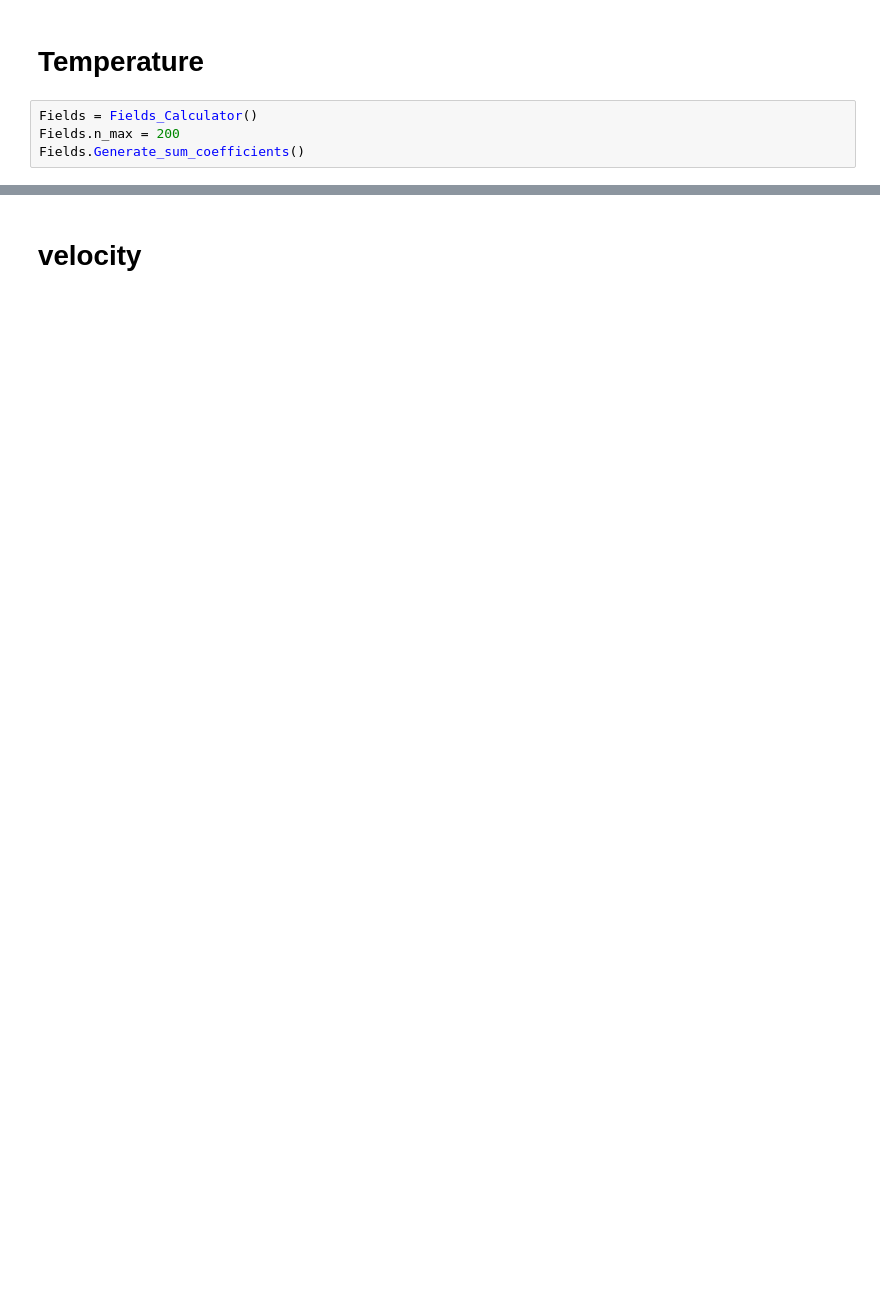
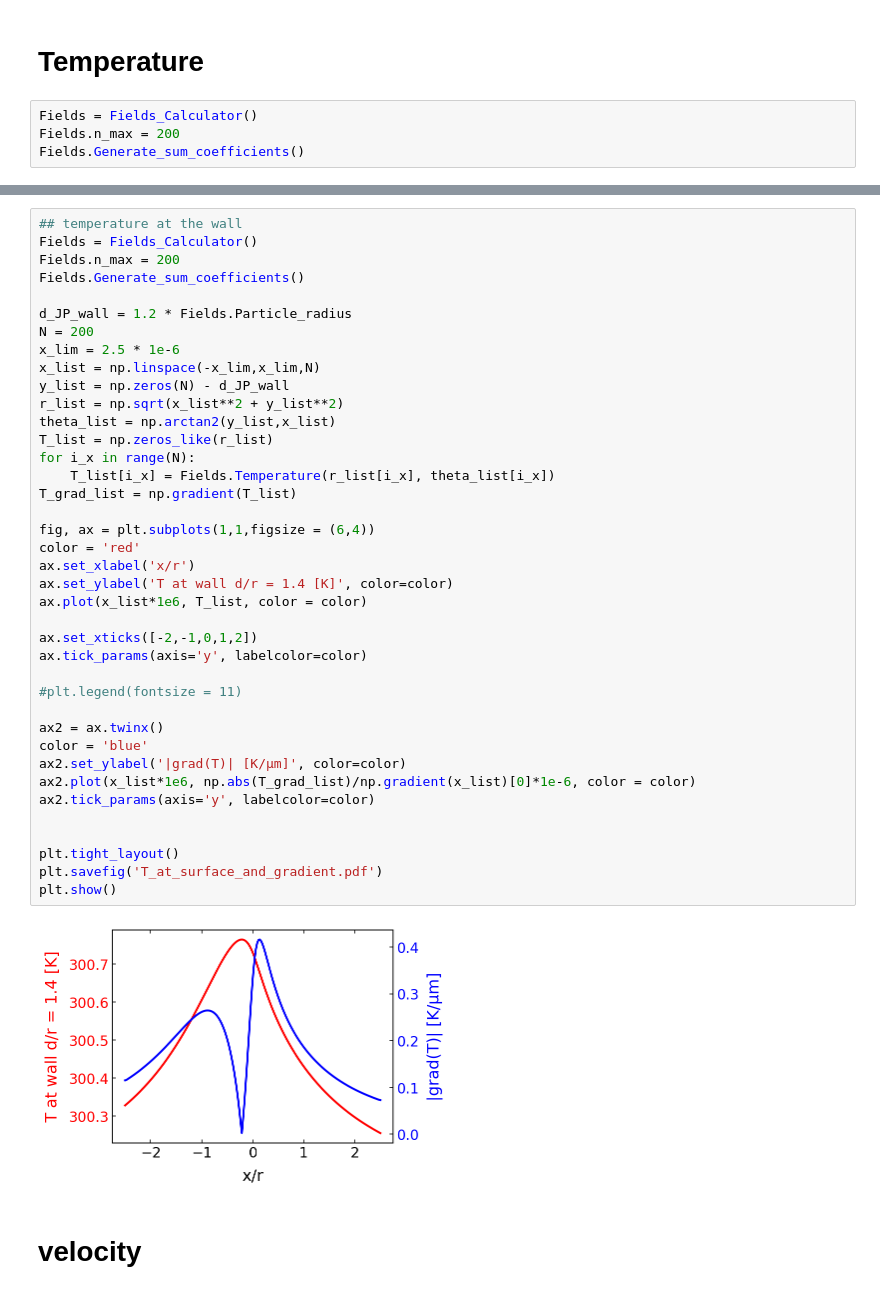
Before and after one commit to Molecular-Nanophotonics/Jupyter-Notebooks, a Jupyter notebook: JP_fields_T_v_Bickler_Wuerger.ipynb, the cells around one changed output, grey strips where cells are left out. Drawn from its saved outputs; the diff is of its cells as text; blank space fills up the shorter version.

```diff
--- a/JP_fields_T_v_Bickler_Wuerger.ipynb
+++ b/JP_fields_T_v_Bickler_Wuerger.ipynb
@@ -304,3 +340,44 @@ plt.show()
+# %%
+## temperature at the wall
+Fields = Fields_Calculator()
+Fields.n_max = 200
+Fields.Generate_sum_coefficients()
+
+d_JP_wall = 1.2 * Fields.Particle_radius
+N = 200
+x_lim = 2.5 * 1e-6
+x_list = np.linspace(-x_lim,x_lim,N)
+y_list = np.zeros(N) - d_JP_wall
+r_list = np.sqrt(x_list**2 + y_list**2)
+theta_list = np.arctan2(y_list,x_list)
+T_list = np.zeros_like(r_list)
+for i_x in range(N):
+    T_list[i_x] = Fields.Temperature(r_list[i_x], theta_list[i_x])
+T_grad_list = np.gradient(T_list)
+
+fig, ax = plt.subplots(1,1,figsize = (6,4))
+color = 'red'
+ax.set_xlabel('x/r')
+ax.set_ylabel('T at wall d/r = 1.4 [K]', color=color)
+ax.plot(x_list*1e6, T_list, color = color)
+
+ax.set_xticks([-2,-1,0,1,2])
+ax.tick_params(axis='y', labelcolor=color)
+
+#plt.legend(fontsize = 11)
+
+ax2 = ax.twinx()
+color = 'blue'
+ax2.set_ylabel('|grad(T)| [K/µm]', color=color)
+ax2.plot(x_list*1e6, np.abs(T_grad_list)/np.gradient(x_list)[0]*1e-6, color = color)
+ax2.tick_params(axis='y', labelcolor=color)
+
+
+plt.tight_layout()
+plt.savefig('T_at_surface_and_gradient.pdf')
+plt.show()
+# %% [output]
+[figure, added]
 # %% [markdown]
 # velocity
 # %%
```
Also changed, not shown: parts of 15 cells of this notebook.
